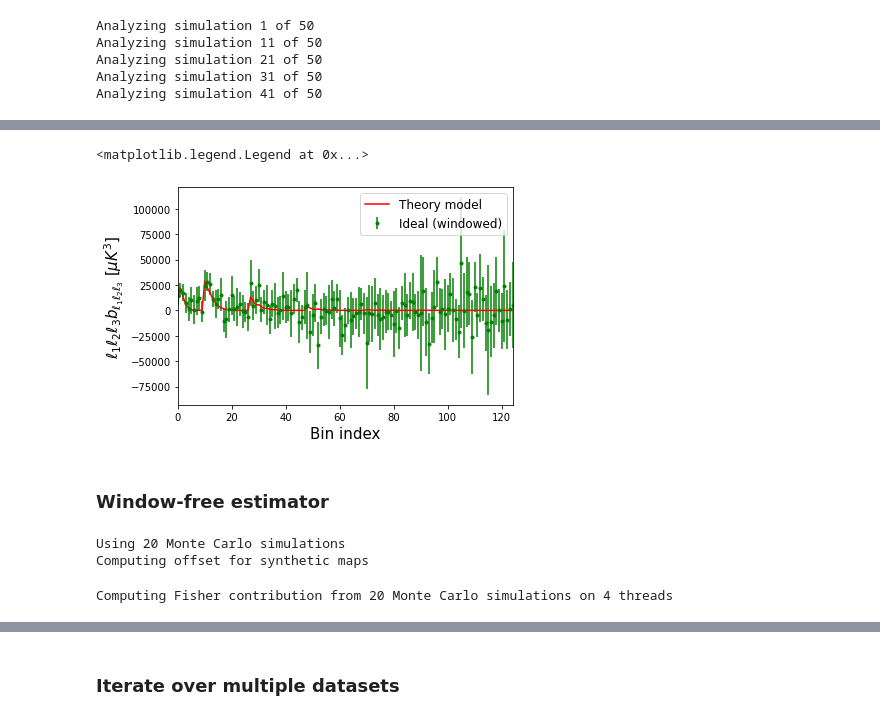
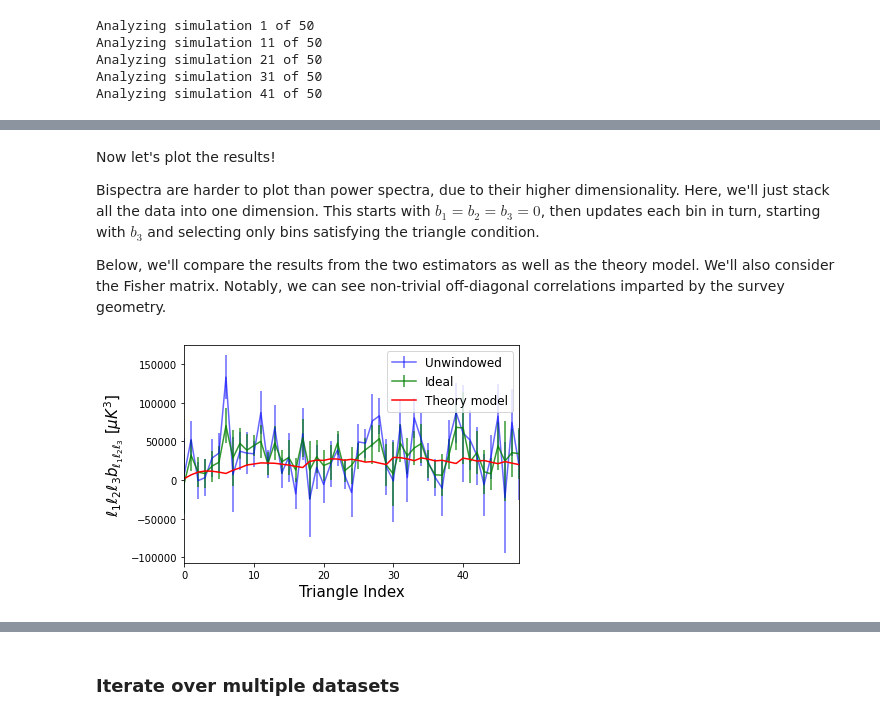
Before and after one commit to oliverphilcox/PolyBin, a Jupyter notebook: Tutorial.ipynb, the cells around one changed output, grey strips where cells are left out. Saved outputs shown, nothing was run; the diff lists cells and outputs as text; code cells hidden in the pictures.

```diff
--- a/Tutorial.ipynb
+++ b/Tutorial.ipynb
@@ -101,6 +118,6 @@ healpy.mollview(data,title='Masked Data')
 # %%
 def applySinv(input_map):
-    """Apply the optimal weighting to a map.
+    """Apply the quasi-optimal weighting, S^{-1} to a map.
 
     Here, we assume that the forward covariance is diagonal, in particular C_l, and invert this.
     This is not quite the exact solution (as it incorrectly treats W(n) factors), but should be unbiased."""
@@ -297,4 +322,4 @@ base = pb.PolyBin(Nside,Cl_th+Nl_th)
 # %%
 # Initialize bispectrum class
-bspec = pb.BSpec(base, mask, applySinv, min_l, dl, Nl)
+bspec = pb.BSpec(base, mask, applySinv, min_l, dl, Nl, Nl_squeeze=7)
 # %% [output]
@@ -301,0 +328,7 @@ Binning: 10 bins in [2, 302]
+# %%
+# Define centers of l1, l2, l3 bins
+l1s,l2s,l3s = np.asarray(bspec.get_ells())
+
+# Print out a few bin centers:
+for i in range(5):
+    print("Bin %d: l1 = %d, l2 = %d, l3 = %d"%(i,l1s[i],l2s[i],l3s[i]))
@@ -306,0 +397,9 @@ Using 125 bispectrum bins
+# %%
+# Iterate by hand
+fish = 0.
+for i in range(N_it):
+    if i%5==0: print("On iteration %d of %d"%(i+1,N_it))
+    fish += bspec.compute_fisher_contribution(i, verb=(i==0))/N_it
+
+# Compute unwindowed estimator, passing the Fisher matrix
+b_unwindowed = bspec.Bl_unwindowed(data, verb=True, fish=fish, include_linear_term=True)
@@ -307,43 +417,24 @@ Using 125 bispectrum bins
+# %% [markdown]
+Now let's plot the results!
+
+Bispectra are harder to plot than power spectra, due to their higher dimensionality. Here, we'll just stack all the data into one dimension. This starts with $b_1=b_2=b_3=0$, then updates each bin in turn, starting with $b_3$ and selecting only bins satisfying the triangle condition.
+
+Below, we'll compare the results from the two estimators as well as the theory model. We'll also consider the Fisher matrix. Notably, we can see non-trivial off-diagonal correlations imparted by the survey geometry.
 # %%
-weights = []
-bl_model = []
-for bin1 in range(Nl):
-    for bin2 in range(bin1,Nl):
-        for bin3 in range(bin2,Nl):
-            # skip bins outside the triangle conditions
-            if not bspec._check_bin(bin1,bin2,bin3): continue
-            weights.append((min_l+(bin1+0.5)*dl)*(min_l+(bin2+0.5)*dl)*(min_l+(bin3+0.5)*dl)*1e18)
-            bl_model.append(b_input_fac(min_l+(bin1+0.5)*dl)*b_input_fac(min_l+(bin2+0.5)*dl)*b_input_fac(min_l+(bin3+0.5)*dl))
-weights = np.asarray(weights)
-bl_model = np.asarray(bl_model)
+fish_err = np.sqrt(np.diag(np.linalg.inv(bspec.fish)))
+weights = l1s*l2s*l3s*1e18
+bl_model = b_input_fac(l1s)*b_input_fac(l2s)*b_input_fac(l3s)
 
-fish_err_ideal = np.sqrt(np.diag(bspec.inv_fish_ideal))*np.mean(mask**6)/np.mean(mask**3)**2
-
-plt.errorbar(np.arange(bspec.N_b),weights*b_ideal,yerr=weights*fish_err_ideal,marker='.',ls='',label='Ideal (windowed)',c='g')
-plt.plot(np.arange(bspec.N_b),weights*bl_model,label='Theory model',c='r')
+fish_err_ideal = np.sqrt(np.diag(np.linalg.inv(bspec.fish_ideal))*np.mean(mask**6.)/np.mean(mask**3)**2)
+plt.errorbar(np.arange(bspec.N_b),weights*b_unwindowed,yerr=weights*fish_err,label='Unwindowed',c='b',alpha=0.6)
+plt.errorbar(np.arange(bspec.N_b),weights*b_ideal,yerr=weights*fish_err_ideal,label='Ideal',c='g',alpha=0.8)
+if include_synthetic_b:
+    plt.errorbar(np.arange(bspec.N_b),weights*bl_model,label='Theory model',c='r')
+else:
+    plt.errorbar(np.arange(bspec.N_b),0.*weights*bl_model,label='Theory model',c='r')
+plt.legend(fontsize=12)
 plt.xlim([0,bspec.N_b-1])
-plt.xlabel(r'Bin index',fontsize=15)
-plt.ylabel(r'$\ell_1\ell_2\ell_3b_{\ell_1\ell_2\ell_3}\,\,[\mu K^3]$',fontsize=15)
-plt.legend(fontsize=12)
+plt.xlabel("Triangle Index",fontsize=15)
+plt.ylabel(r"$\ell_1\ell_2\ell_3 b_{\ell_1\ell_2\ell_3}\,\,[\mu K^3]$",fontsize=15);
 # %% [output]
-<matplotlib.legend.Legend at 0x...>
-[figure, old version]
+[figure, new version]
-# %% [markdown]
-### Window-free estimator
-# %%
-# Generate MC simulations
-bspec.generate_sims(N_it,b_input=b_input_fac,add_B=True,remove_mean=True)
-
-# # Alternatively, read-in MC simulations created externally
-# alpha_sims = []
-# for ii in range(N_it):
-#     alpha = base.generate_data(seed=10000+ii,add_B=include_synthetic_b, b_input=b_input_fac)
-#     alpha_sims.append(alpha)
-# bspec.load_sims(alpha_sims, verb=True)
-# %% [output]
-Using 20 Monte Carlo simulations
-Computing offset for synthetic maps
-# %%
-fish = bspec.compute_fisher(N_it, N_cpus=4)
-# %% [output]
-Computing Fisher contribution from 20 Monte Carlo simulations on 4 threads
```
Also changed, not shown: parts of 91 cells of this notebook, 15 other files.
